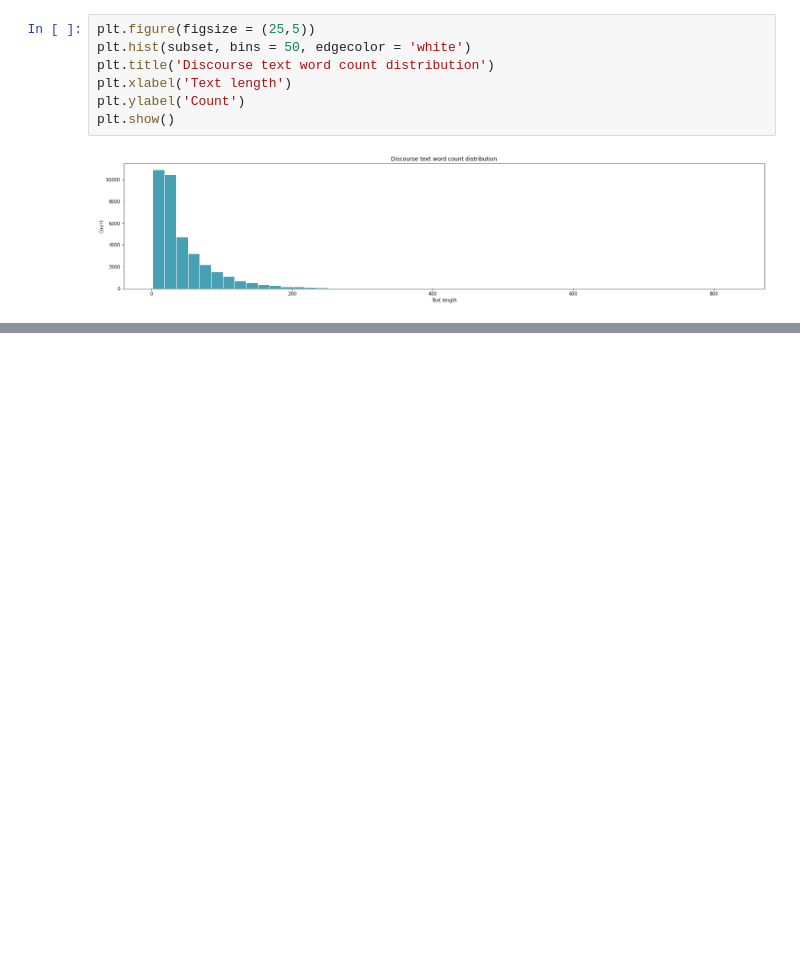
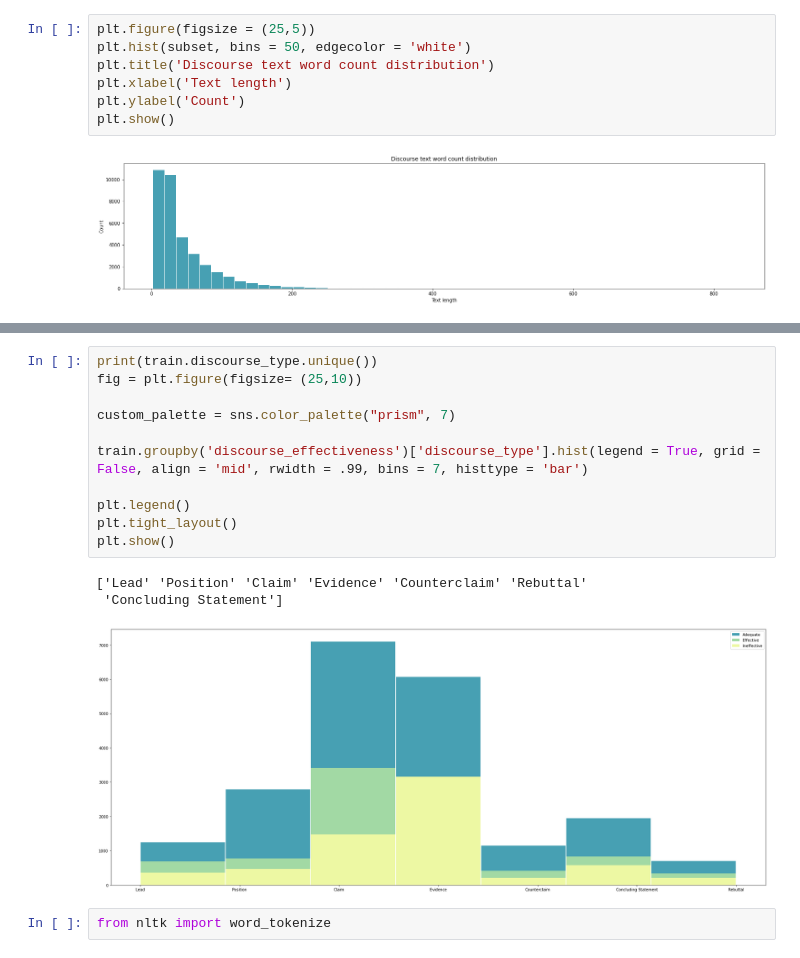
Before and after one commit to tripnv/fbp-kaggle, a Jupyter notebook: eda.ipynb, the cells around one changed output, grey strips where cells are left out. Drawn from its saved outputs; the diff is of its cells as text; blank space fills up the shorter version.

```diff
--- a/eda.ipynb
+++ b/eda.ipynb
@@ -264,0 +312,17 @@ plt.show()
+# %%
+print(train.discourse_type.unique())
+fig = plt.figure(figsize= (25,10))
+
+custom_palette = sns.color_palette("prism", 7)
+
+train.groupby('discourse_effectiveness')['discourse_type'].hist(legend = True, grid = False, align = 'mid', rwidth = .99, bins = 7, histtype = 'bar')
+
+plt.legend()
+plt.tight_layout()
+plt.show()
+# %% [output]
+['Lead' 'Position' 'Claim' 'Evidence' 'Counterclaim' 'Rebuttal'
+ 'Concluding Statement']
+[figure, added]
+# %%
+from nltk import word_tokenize
```
Also changed, not shown: parts of 5 cells of this notebook.
